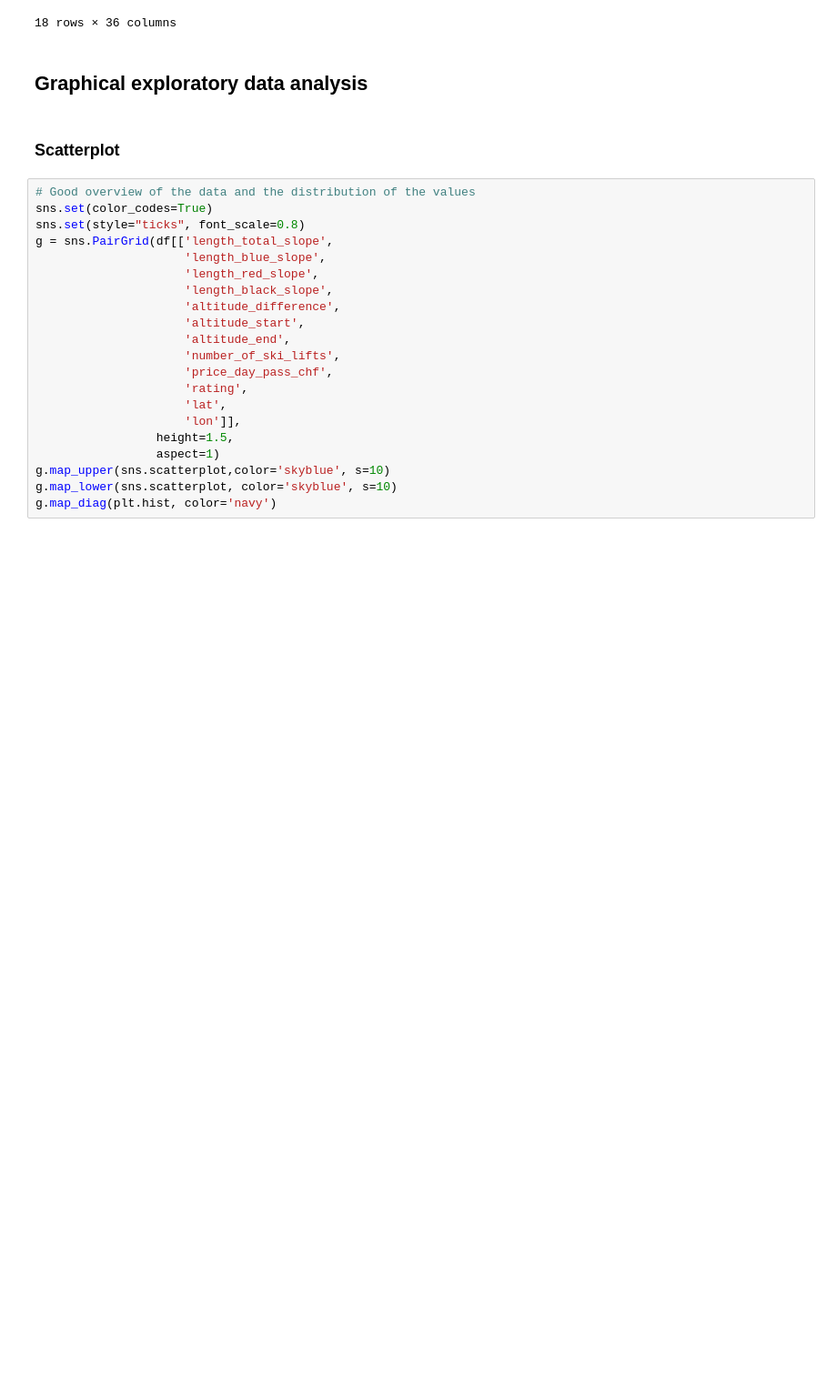
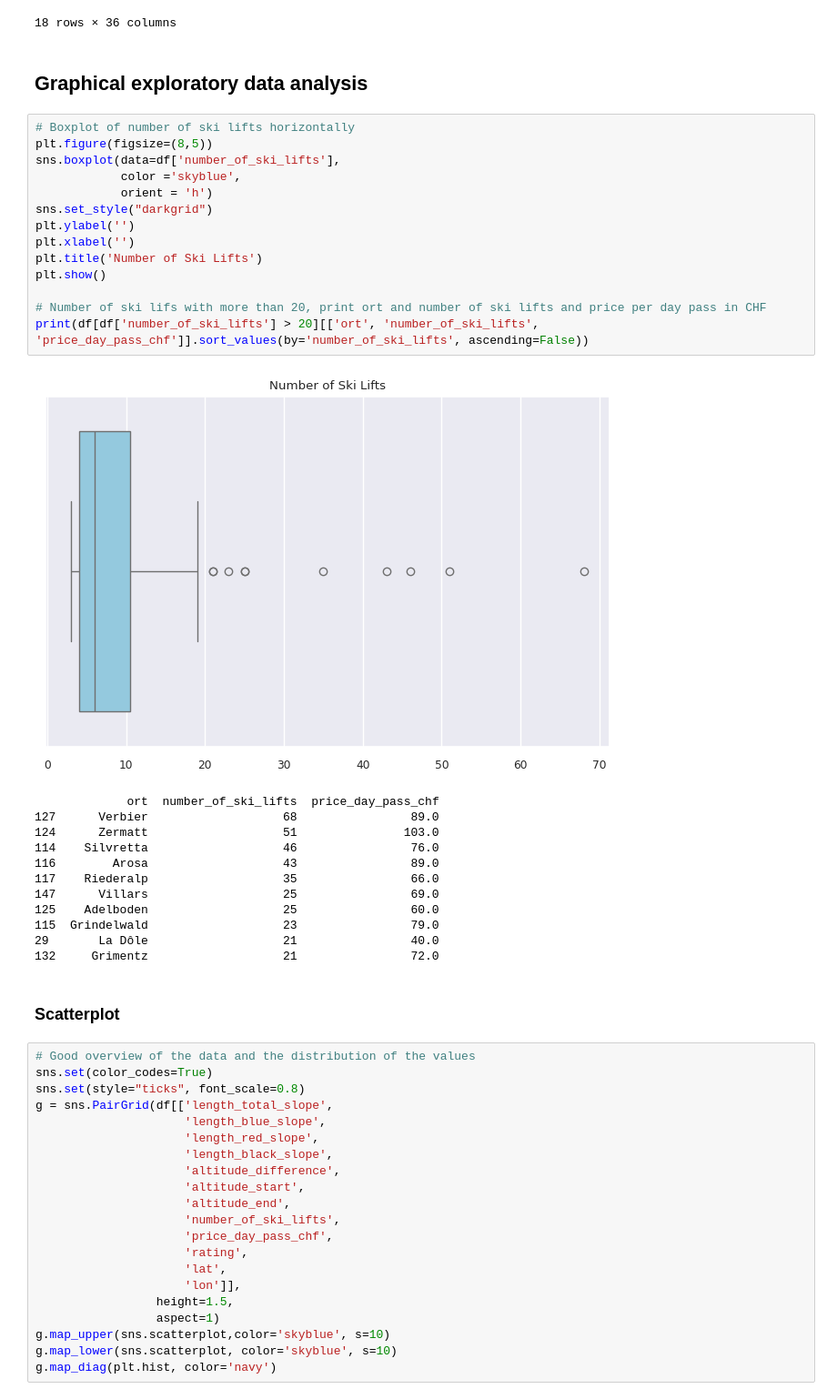
Before and after one commit to forstkev/arm_quant, a Jupyter notebook: projekt_notebook.ipynb, the cells around one changed output. Shown at 91% size. Cells and saved outputs as stored; diff of their text form; blank space fills up the shorter version.

```diff
--- a/projekt_notebook.ipynb
+++ b/projekt_notebook.ipynb
@@ -467,6 +467,33 @@ pd.pivot_table(df[['length_total_slope',
 18 rows × 36 columns
 # %% [markdown]
 ## Graphical exploratory data analysis
+# %%
+# Boxplot of number of ski lifts horizontally
+plt.figure(figsize=(8,5))
+sns.boxplot(data=df['number_of_ski_lifts'],
+            color ='skyblue',
+            orient = 'h')
+sns.set_style("darkgrid")
+plt.ylabel('')
+plt.xlabel('')
+plt.title('Number of Ski Lifts')
+plt.show()
+
+# Number of ski lifs with more than 20, print ort and number of ski lifts and price per day pass in CHF
+print(df[df['number_of_ski_lifts'] > 20][['ort', 'number_of_ski_lifts', 'price_day_pass_chf']].sort_values(by='number_of_ski_lifts', ascending=False))
+# %% [output]
+[figure, added]
+             ort  number_of_ski_lifts  price_day_pass_chf
+127      Verbier                   68                89.0
+124      Zermatt                   51               103.0
+114    Silvretta                   46                76.0
+116        Arosa                   43                89.0
+117    Riederalp                   35                66.0
+147      Villars                   25                69.0
+125    Adelboden                   25                60.0
+115  Grindelwald                   23                79.0
+29       La Dôle                   21                40.0
+132     Grimentz                   21                72.0
 # %% [markdown]
 ### Scatterplot
 # %%
```
Also changed, not shown: parts of 15 cells of this notebook.
